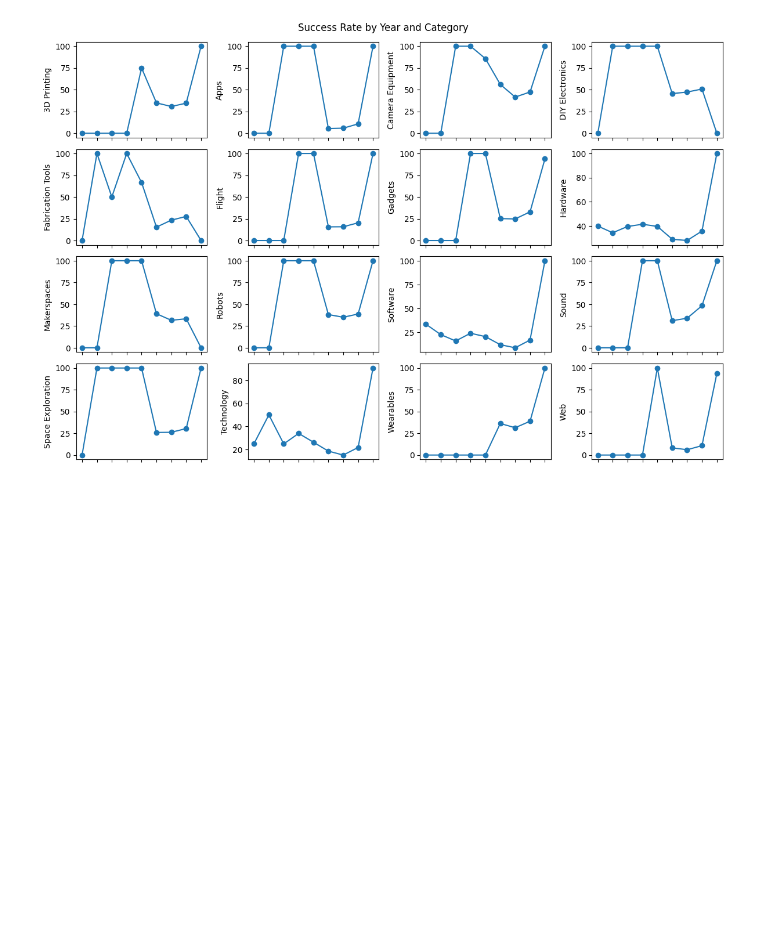
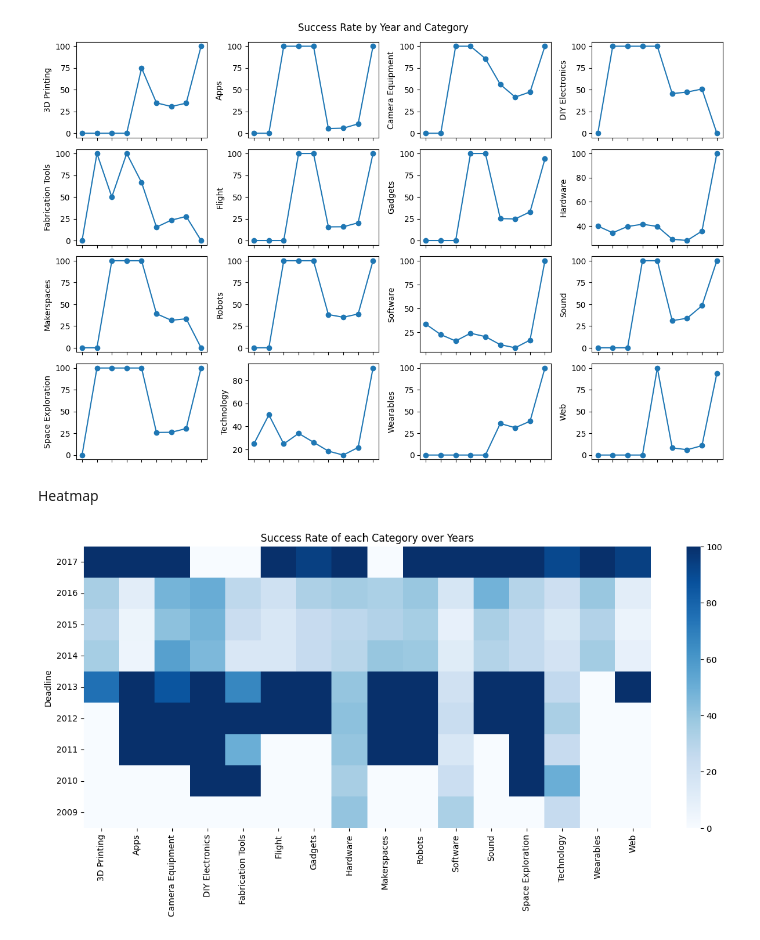
Before and after one commit to Nadil-K/Data-Visualization-and-Dashboarding-Lab, a Jupyter notebook: Lab-Nadil.ipynb, the cells around one changed output. Saved outputs shown, nothing was run; the diff lists cells and outputs as text; code cells hidden in the pictures; blank space fills up the shorter version.

Commit message:
heatmap added

```diff
--- a/Lab-Nadil.ipynb
+++ b/Lab-Nadil.ipynb
@@ -297,3 +303,21 @@ fig.tight_layout()
 plt.show()
 # %% [output]
 [figure]
+# %% [markdown]
+Heatmap
+# %%
+import seaborn as sns
+
+dfsns = dfpivot2.copy()
+dfsns.set_index('Deadline', inplace=True)
+dfsns.sort_index(ascending=False, inplace=True)
+# dfsns
+
+plt.figure(figsize=(15, 6))
+sns.heatmap(dfsns, cmap="Blues")
+plt.yticks(rotation=0)
+plt.title('Success Rate of each Category over Years')
+
+plt.show()
+# %% [output]
+[figure, added]
```
Also changed, not shown: parts of 3 cells of this notebook.
